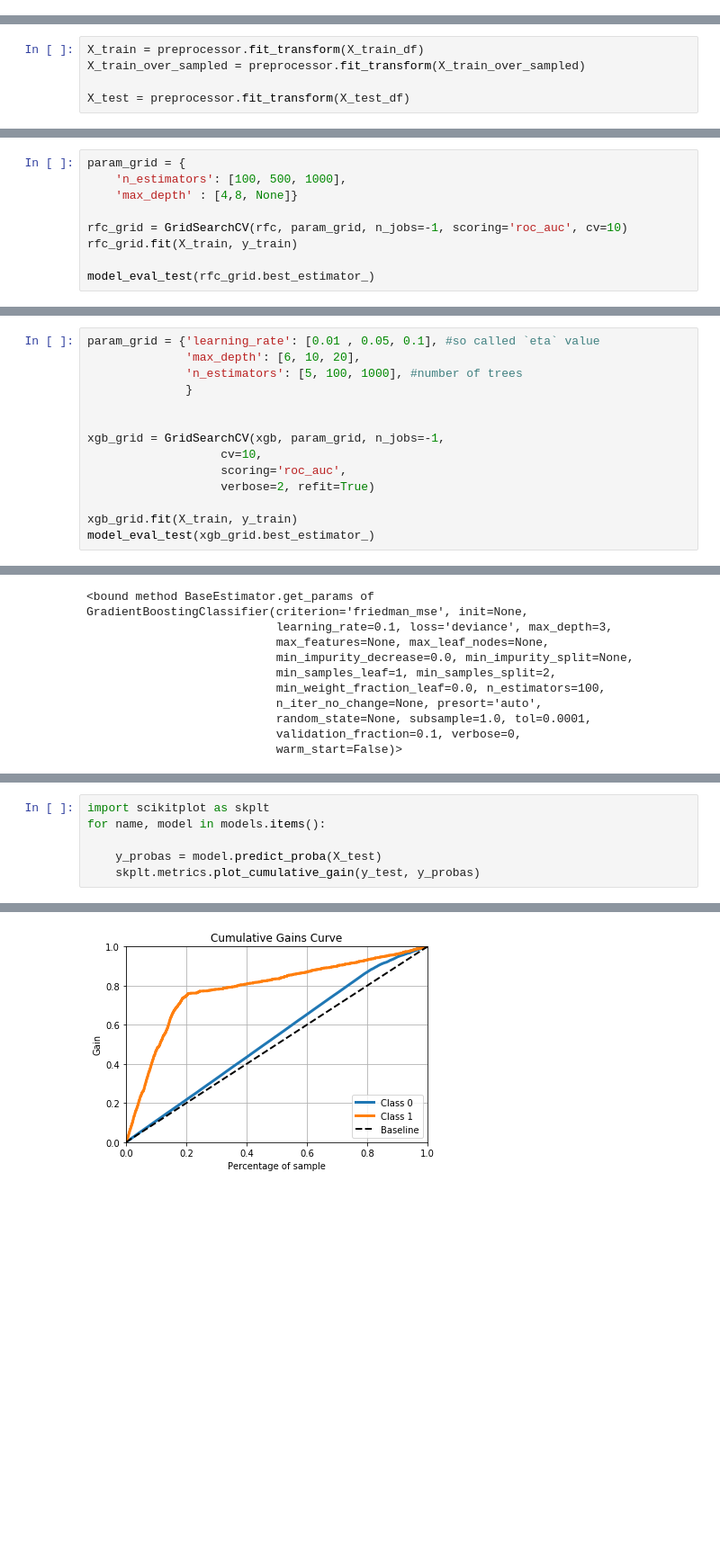
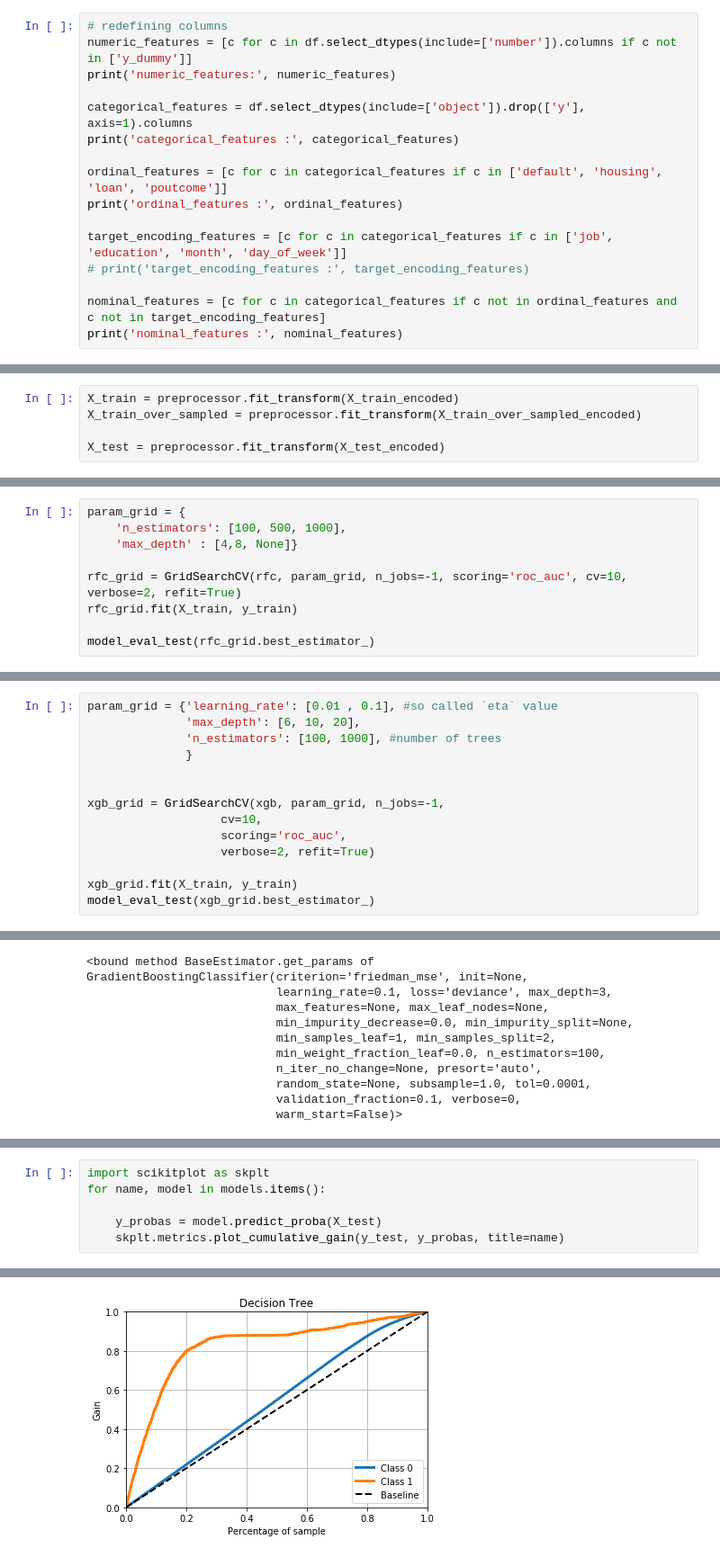
Before and after one commit to sanayei/marketing, a Jupyter notebook: bank-marketing.ipynb, the cells around one changed output, grey strips where cells are left out. Shown at 90% size. Cells and saved outputs as stored; diff of their text form; blank space fills up the shorter version.

Commit message:
applied target encoding

```diff
--- a/bank-marketing.ipynb
+++ b/bank-marketing.ipynb
@@ -393,0 +383,16 @@ X_test_target_encoded = enc.transform(X_test_df)
+# %%
+# redefining columns
+numeric_features = [c for c in df.select_dtypes(include=['number']).columns if c not in ['y_dummy']]
+print('numeric_features:', numeric_features)
+
+categorical_features = df.select_dtypes(include=['object']).drop(['y'], axis=1).columns
+print('categorical_features :', categorical_features)
+
+ordinal_features = [c for c in categorical_features if c in ['default', 'housing', 'loan', 'poutcome']]
+print('ordinal_features :', ordinal_features)
+
+target_encoding_features = [c for c in categorical_features if c in ['job', 'education', 'month', 'day_of_week']]
+# print('target_encoding_features :', target_encoding_features)
+
+nominal_features = [c for c in categorical_features if c not in ordinal_features and c not in target_encoding_features]
+print('nominal_features :', nominal_features)
@@ -425,6 +446,6 @@ preprocessor = ColumnTransformer(
     ])
 # %%
-X_train = preprocessor.fit_transform(X_train_df)
-X_train_over_sampled = preprocessor.fit_transform(X_train_over_sampled)
+X_train = preprocessor.fit_transform(X_train_encoded)
+X_train_over_sampled = preprocessor.fit_transform(X_train_over_sampled_encoded)
 
-X_test = preprocessor.fit_transform(X_test_df)
+X_test = preprocessor.fit_transform(X_test_encoded)
@@ -604,7 +636,7 @@ param_grid = {
     'n_estimators': [100, 500, 1000],
     'max_depth' : [4,8, None]}
 
-rfc_grid = GridSearchCV(rfc, param_grid, n_jobs=-1, scoring='roc_auc', cv=10)
+rfc_grid = GridSearchCV(rfc, param_grid, n_jobs=-1, scoring='roc_auc', cv=10, verbose=2, refit=True)
 rfc_grid.fit(X_train, y_train)
 
 model_eval_test(rfc_grid.best_estimator_)
@@ -634,7 +673,7 @@ auc : 0.943
 # %%
-param_grid = {'learning_rate': [0.01 , 0.05, 0.1], #so called `eta` value
+param_grid = {'learning_rate': [0.01 , 0.1], #so called `eta` value
               'max_depth': [6, 10, 20],
-              'n_estimators': [5, 100, 1000], #number of trees
+              'n_estimators': [100, 1000], #number of trees
               }
 
 
@@ -788,5 +819,5 @@ import scikitplot as skplt
 for name, model in models.items():
 
     y_probas = model.predict_proba(X_test)
-    skplt.metrics.plot_cumulative_gain(y_test, y_probas)
+    skplt.metrics.plot_cumulative_gain(y_test, y_probas, title=name)
 # %% [output]
@@ -794 +825 @@ for name, model in models.items():
-[figure, old version]
+[figure, new version]
```
Also changed, not shown: parts of 33 cells of this notebook.
